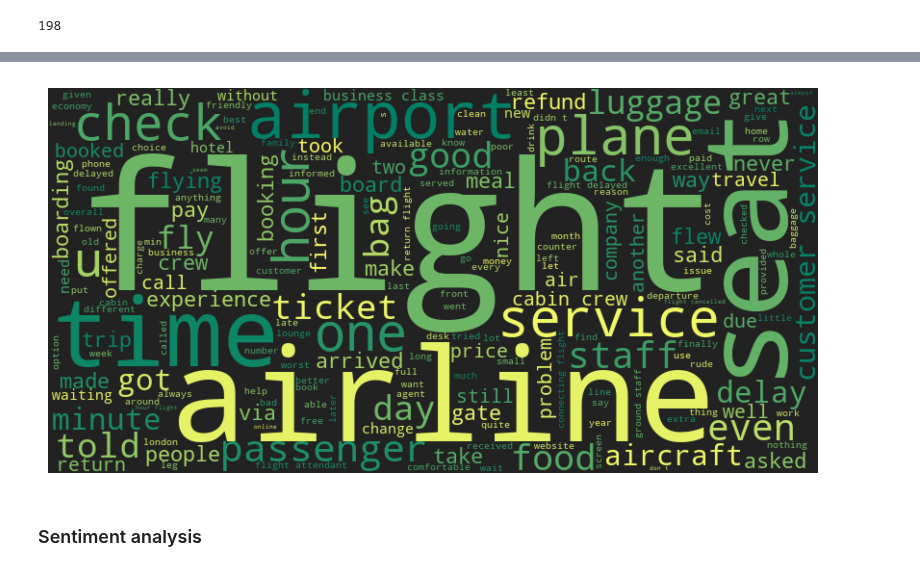
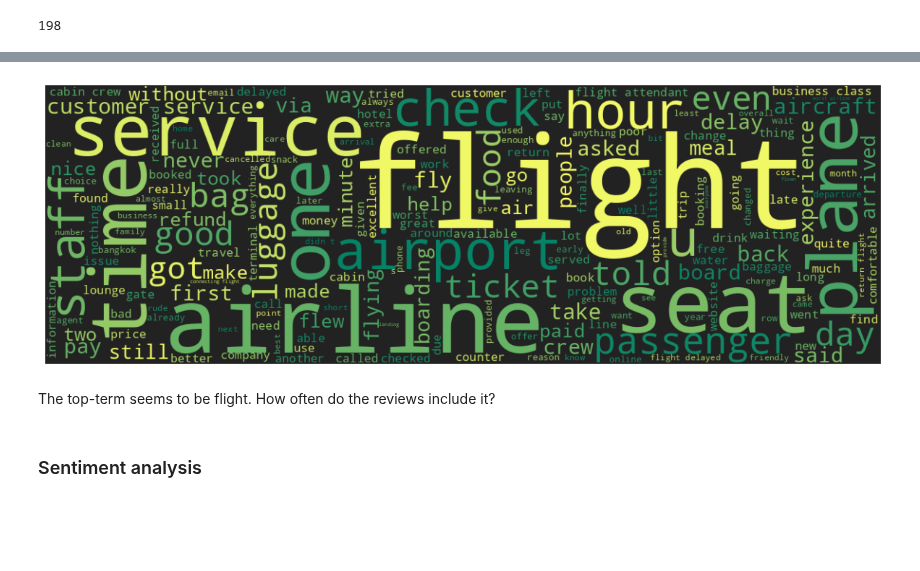
Before and after one commit to ciri/iese-dsfb, a Jupyter notebook: notebooks/400-Airline-Text-Analytics.ipynb, the cells around one changed output, grey strips where cells are left out. Drawn from its saved outputs; the diff is of its cells as text; code cells hidden in the pictures; blank space fills up the shorter version.

```diff
--- a/notebooks/400-Airline-Text-Analytics.ipynb
+++ b/notebooks/400-Airline-Text-Analytics.ipynb
@@ -149,3 +150,0 @@ Here's the same chart for Type of Traveler:
-# %%
-df['Recommended01'] = df['Recommended'] == 'yes'
-(df.groupby('Type Of Traveller')['Recommended01'].mean()*100).plot.barh();
@@ -292,16 +275,19 @@ pd.Series(filtered_words).value_counts().head(20).plot.barh(color='orange');
 # %%
+#! pip install wordcloud
 from wordcloud import WordCloud
 import matplotlib.pyplot as plt
 
 text = ' '.join(filtered_words)
-wordcloud = WordCloud(width=800, height=400, background_color='#222222', colormap='summer').generate(text)
+wordcloud = WordCloud(width=1200, height=400, background_color='#222222', colormap='summer').generate(text)
 
-plt.figure(figsize=(10, 5))
+plt.figure(figsize=(15, 5))
 plt.imshow(wordcloud, interpolation='bilinear')
 plt.axis('off')
 plt.show()
 # %% [output]
-[figure, old version]
+[figure, new version]
+# %% [markdown]
+The top-term seems to be flight. How often do the reviews include it?
 # %% [markdown]
 ### Sentiment analysis
 # %% [markdown]
```
Also changed, not shown: parts of 26 cells of this notebook, 2 other files.
